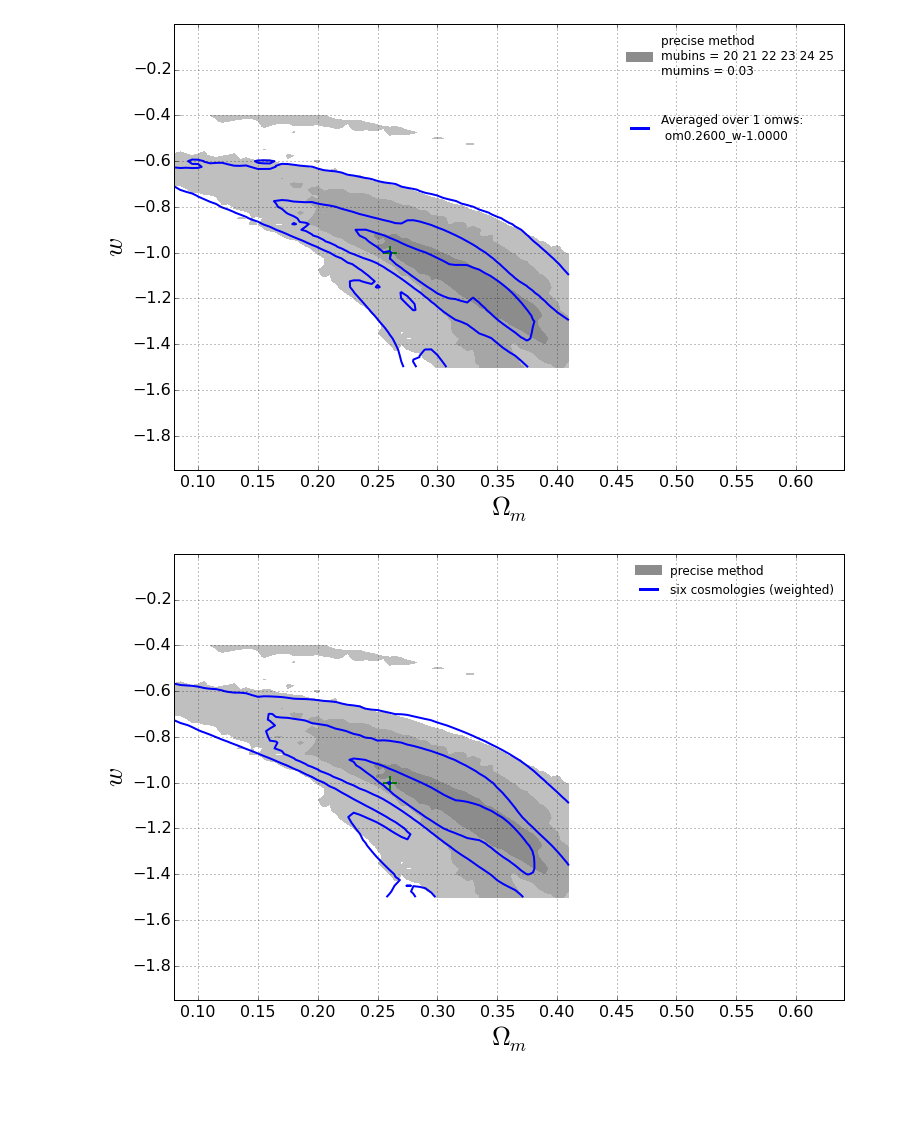
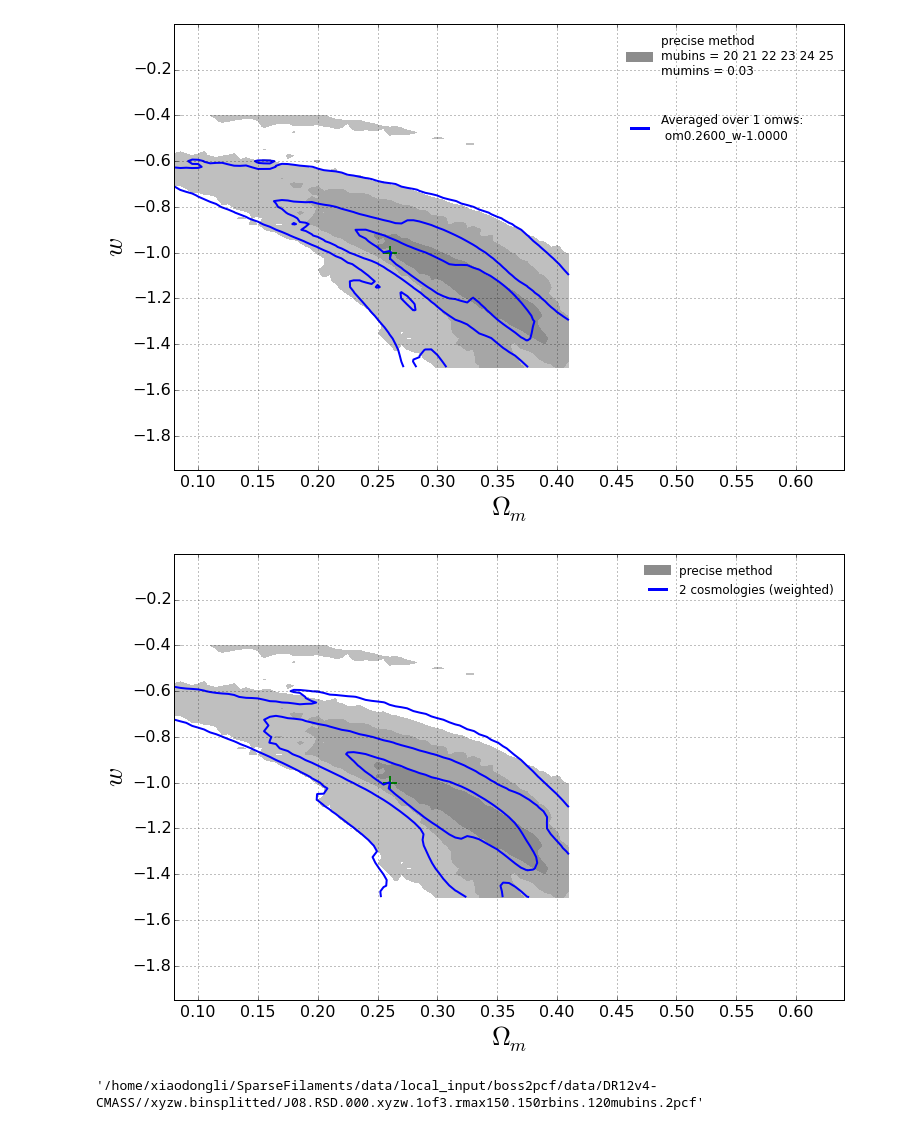
Before and after one commit to xiaodongli1986/2PCF_AP, a Jupyter notebook: 4.Comp_Precise_Approx_Ver2.ipynb, the cells around one changed output. Drawn from its saved outputs; the diff is of its cells as text; code cells hidden in the pictures; blank space fills up the shorter version.

```diff
--- a/4.Comp_Precise_Approx_Ver2.ipynb
+++ b/4.Comp_Precise_Approx_Ver2.ipynb
@@ -303,8 +303,10 @@ if True:
 
     covmatrescale_nowfiles4 = sumlist([[ [Percival_covmat_scale(2000,nummu-1,2)[2],
                 './chisqs/Dense2Scan_170420.CovMock_2000__'+str(nummu-1)+'mubins.mumax%.2f'%(1-mumin)+'.CovMock_2000.s6.0to40.0.'+\
-                'polyfitdeg3.baseline_6omws__om0.2600_w-1.0000__nbins750_mubins600.weightedstds.txt']
-                #'polyfitdeg3.baseline_2omws__om0.2600_w-1.0000__nbins750_mubins600.weightedstds.txt']
+                #'polyfitdeg3.baseline_6omws__om0.2600_w-1.0000__nbins750_mubins600.weightedstds.txt']
+                #'polyfitdeg3.baseline_2omws__om0.2600_w-1.0000_om0.3100_w-1.0000__nbins750_mubins600.txt']
+                #'polyfitdeg3.baseline_2omws__om0.2600_w-1.0000__nbins750_mubins600.avg_counts.txt']
+                'polyfitdeg3.baseline_6omws__om0.2600_w-1.0000__nbins750_mubins600.avg_counts.txt']
                  for mumin in mumins] for nummu in nummuedges])
 
 
@@ -332,7 +334,7 @@ if True:
             elif plotformat == 2:
                 nowlab = 'baseline = '+omwstr(0.26,-1)
             elif plotformat == 3:
-                    nowlab = 'six cosmologies (weighted)'
+                    nowlab = '2 cosmologies (weighted)'
             #elif plotformat == 5:
             #    nowlab = 'Approximate Method ($s$,$\\mu$ mapping, Fortran code)'
         nowtab[omwstr(0.26,-1)][1] = (nowtab[omwstr(0.235,-1)][1]+nowtab[omwstr(0.285,-1)][1])/2.0
@@ -344,32 +346,36 @@ if True:
                 (DA(om, w, 0.7, SixBinRedshift_NS[0])* Hz(om, w, 0.7, SixBinRedshift_NS[0])) for om in Dense2subscan_omlist] \
                         for w in Dense2subscan_wlist])
         Y =  sumlist([[nowtab[omwstr(om,w)][1]/float(len(nowfiles))  for om in Dense2subscan_omlist] for w in Dense2subscan_wlist])
 
         if plotformat == 1:
                 ax1.scatter(X,Y, lw=2, linewidths=0, color='b', label='Precise')
                 nowlike0 = [[nowtab[omwstr(om,w)][1]/float(len(nowfiles)) for om in Dense2subscan_omlist] for w in Dense2subscan_wlist]
                 Y0 = [xx for xx in Y]
         else:
           if False:
                 ax1.scatter(X,Y, lw=2, linewidths=0, color='r', label='Approx')
                 diffY = [Y[row]-Y0[row] for row in range(len(Y))]
                 difflike = [[nowtab[omwstr(om,w)][1]/float(len(nowfiles)) for om in Dense2subscan_omlist] for w in Dense2subscan_wlist]
                 for row2 in range(len(Dense2subscan_omlist)):
                     for row1 in range(len(Dense2subscan_wlist)):
                         difflike[row1][row2] = (difflike[row1][row2]-nowlike0[row1][row2])
                 ax2.scatter(X,diffY, lw=2, linewidths=0, color='r', label='Approx - Precise')
         plotformat += 2
     #ax1.set_xlabel('DA H ratio (high-z OVER low-z)', fontsize=20)
     #ax1.set_ylabel('$\\chi^2$', fontsize=20)
     ax.grid(); ax1.grid(); ax2.grid()
     ax.set_xlim(conommin, conommax); ax.set_ylim(conwmin, conwmax)
     ax.set_xlabel('$\\Omega_m$', fontsize=26); ax.set_ylabel('$w$', fontsize=26)
     ax.set_xticks(np.arange(0.10, conommax, 0.05)); ax.set_yticks(np.arange(-1.8, conwmax, 0.2))
     #ax.set_title('# of $\\mu$ bins = '+str(nummuedges))
     ax.legend(frameon=False,loc='best'); ax1.legend(frameon=False,loc='best'); ax2.legend(frameon=False,loc='best')
     #fig.savefig('CompContour__polyfitdeg3.baseline_'+nowomwstr+'_nbins750_mubins600.png', format='png')
     #fig.savefig('CompContour__polyfitdeg3.baseline_AveragedOver'+str(len(all_omws))+'OMWs_nbins750_mubins600.png', format='png')
-    fig.savefig('CompContour__polyfitdeg3.baseline_SixOMWs_Weighted_nbins750_mubins600.png', format='png')
+    #fig.savefig('CompContour__polyfitdeg3.baseline_SixOMWs_Weighted_nbins750_mubins600.png', format='png')
     plt.show()
 # %% [output]
-[figure, old version]
+[figure, new version]
+# %%
+Tpcfrltfilename(binsplittedfilename(mockfile('DR12v4-CMASS', 'J08', 0), 1,3), )
+# %% [output]
+'/home/xiaodongli/SparseFilaments/data/local_input/boss2pcf/data/DR12v4-CMASS//xyzw.binsplitted/J08.RSD.000.xyzw.1of3.rmax150.150rbins.120mubins.2pcf'
```
Also changed, not shown: 6 other files.
